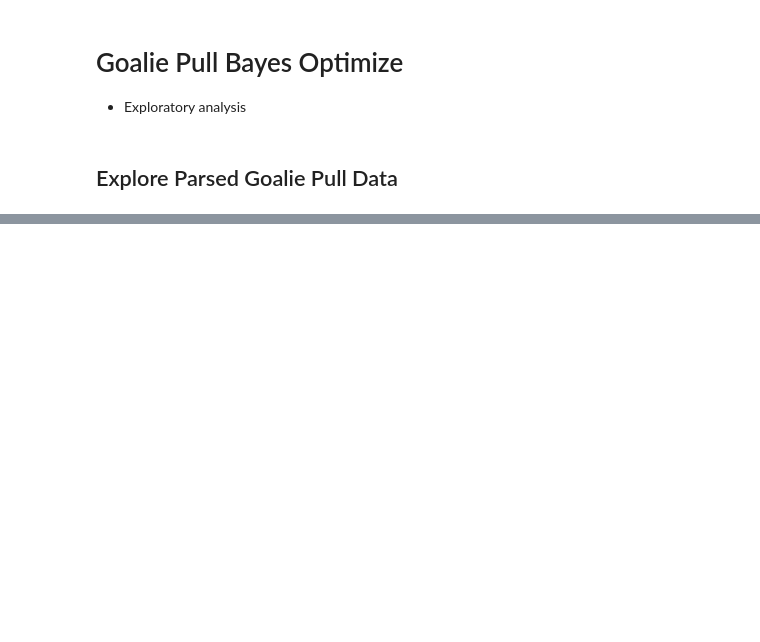
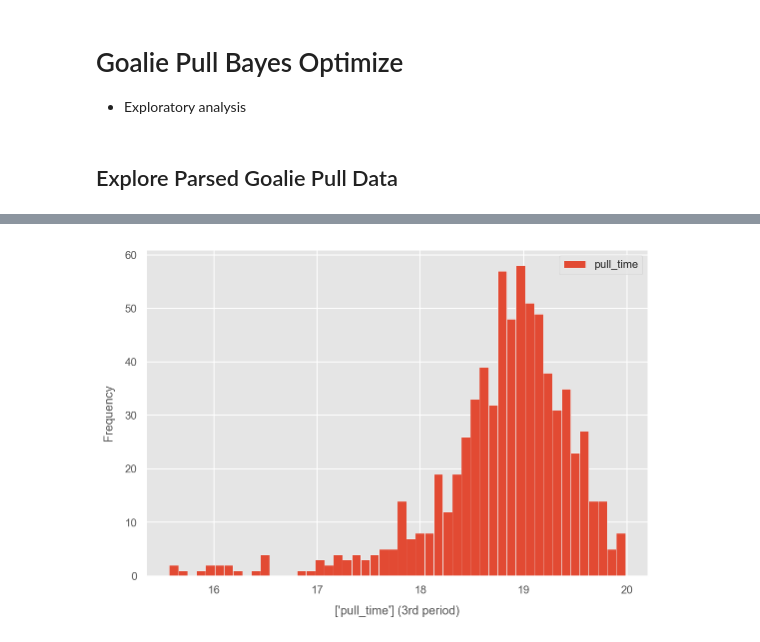
Before and after one commit to zazencodes/nhl-goalie-pull-optimization, a Jupyter notebook: jupter-notebooks/3_exploratory_analysis.ipynb, the cells around one changed output, grey strips where cells are left out. Cells and saved outputs as stored; diff of their text form; code cells hidden in the pictures; blank space fills up the shorter version.

```diff
--- a/jupter-notebooks/3_exploratory_analysis.ipynb
+++ b/jupter-notebooks/3_exploratory_analysis.ipynb
@@ -35,0 +120,6 @@ df = pd.read_pickle('../data/pkl/20032004_goalie_pulls_2019-02-13.pkl')
+# %%
+col = ['pull_time']
+(df[col].astype('timedelta64[s]') / 60).plot.hist(bins=50)
+plt.xlabel(f'{col} (3rd period)');
+# %% [output]
+[figure, added]
```
Also changed, not shown: parts of 17 cells of this notebook.
